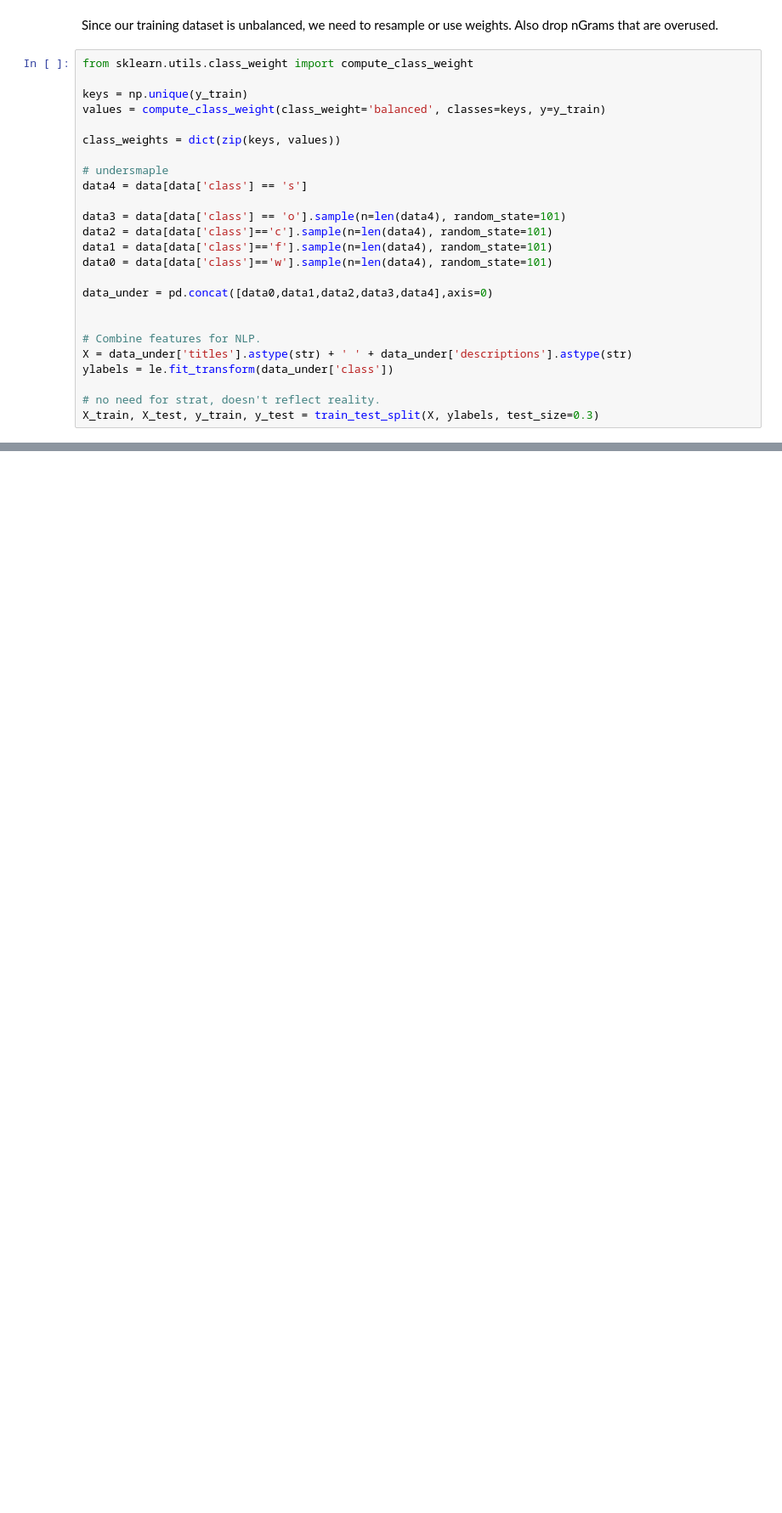
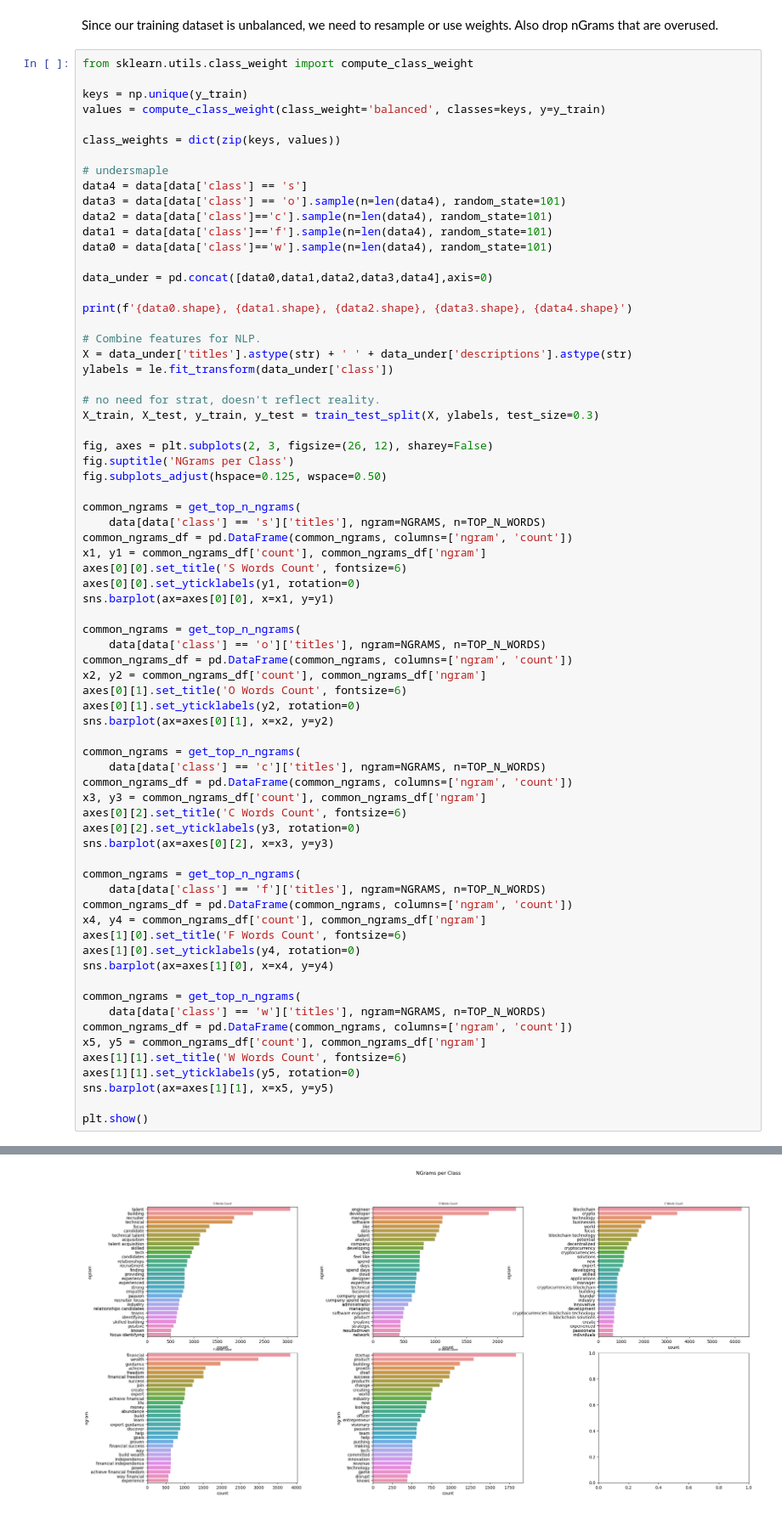
Before and after one commit to adamd1985/AugmentedLinkedInFun, a Jupyter notebook: notebooks/profilesAnalysis.ipynb, the cells around one changed output, grey strips where cells are left out. Shown at 85% size. Drawn from its saved outputs; the diff is of its cells as text; blank space fills up the shorter version.

```diff
--- a/notebooks/profilesAnalysis.ipynb
+++ b/notebooks/profilesAnalysis.ipynb
@@ -192,7 +186,6 @@ class_weights = dict(zip(keys, values))
 
 # undersmaple
 data4 = data[data['class'] == 's']
-
 data3 = data[data['class'] == 'o'].sample(n=len(data4), random_state=101)
 data2 = data[data['class']=='c'].sample(n=len(data4), random_state=101)
 data1 = data[data['class']=='f'].sample(n=len(data4), random_state=101)
@@ -200,6 +193,7 @@ data0 = data[data['class']=='w'].sample(n=len(data4), random_state=101)
 
 data_under = pd.concat([data0,data1,data2,data3,data4],axis=0)
 
+print(f'{data0.shape}, {data1.shape}, {data2.shape}, {data3.shape}, {data4.shape}')
 
 # Combine features for NLP.
 X = data_under['titles'].astype(str) + ' ' + data_under['descriptions'].astype(str)
@@ -207,3 +201,50 @@ ylabels = le.fit_transform(data_under['class'])
 
 # no need for strat, doesn't reflect reality.
 X_train, X_test, y_train, y_test = train_test_split(X, ylabels, test_size=0.3)
+
+fig, axes = plt.subplots(2, 3, figsize=(26, 12), sharey=False)
+fig.suptitle('NGrams per Class')
+fig.subplots_adjust(hspace=0.125, wspace=0.50)
+
+common_ngrams = get_top_n_ngrams(
+    data[data['class'] == 's']['titles'], ngram=NGRAMS, n=TOP_N_WORDS)
+common_ngrams_df = pd.DataFrame(common_ngrams, columns=['ngram', 'count'])
+x1, y1 = common_ngrams_df['count'], common_ngrams_df['ngram']
+axes[0][0].set_title('S Words Count', fontsize=6)
+axes[0][0].set_yticklabels(y1, rotation=0)
+sns.barplot(ax=axes[0][0], x=x1, y=y1)
+
+common_ngrams = get_top_n_ngrams(
+    data[data['class'] == 'o']['titles'], ngram=NGRAMS, n=TOP_N_WORDS)
+common_ngrams_df = pd.DataFrame(common_ngrams, columns=['ngram', 'count'])
+x2, y2 = common_ngrams_df['count'], common_ngrams_df['ngram']
+axes[0][1].set_title('O Words Count', fontsize=6)
+axes[0][1].set_yticklabels(y2, rotation=0)
+sns.barplot(ax=axes[0][1], x=x2, y=y2)
+
+common_ngrams = get_top_n_ngrams(
+    data[data['class'] == 'c']['titles'], ngram=NGRAMS, n=TOP_N_WORDS)
+common_ngrams_df = pd.DataFrame(common_ngrams, columns=['ngram', 'count'])
+x3, y3 = common_ngrams_df['count'], common_ngrams_df['ngram']
+axes[0][2].set_title('C Words Count', fontsize=6)
+axes[0][2].set_yticklabels(y3, rotation=0)
+sns.barplot(ax=axes[0][2], x=x3, y=y3)
+
+common_ngrams = get_top_n_ngrams(
+    data[data['class'] == 'f']['titles'], ngram=NGRAMS, n=TOP_N_WORDS)
+common_ngrams_df = pd.DataFrame(common_ngrams, columns=['ngram', 'count'])
+x4, y4 = common_ngrams_df['count'], common_ngrams_df['ngram']
+axes[1][0].set_title('F Words Count', fontsize=6)
+axes[1][0].set_yticklabels(y4, rotation=0)
+sns.barplot(ax=axes[1][0], x=x4, y=y4)
+
+common_ngrams = get_top_n_ngrams(
+    data[data['class'] == 'w']['titles'], ngram=NGRAMS, n=TOP_N_WORDS)
+common_ngrams_df = pd.DataFrame(common_ngrams, columns=['ngram', 'count'])
+x5, y5 = common_ngrams_df['count'], common_ngrams_df['ngram']
+axes[1][1].set_title('W Words Count', fontsize=6)
+axes[1][1].set_yticklabels(y5, rotation=0)
+sns.barplot(ax=axes[1][1], x=x5, y=y5)
+
+plt.show()
+# %% [output]
@@ -209,0 +252 @@ X_train, X_test, y_train, y_test = train_test_split(X, ylabels, test_size=0.3)
+[figure, added]
```
Also changed, not shown: parts of 8 cells of this notebook.
